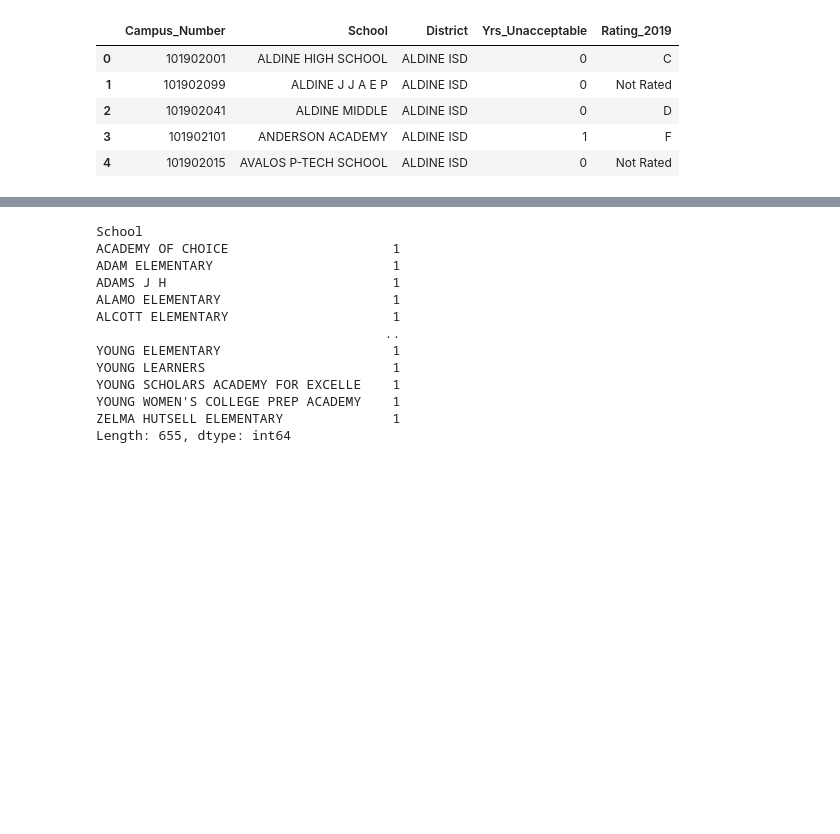
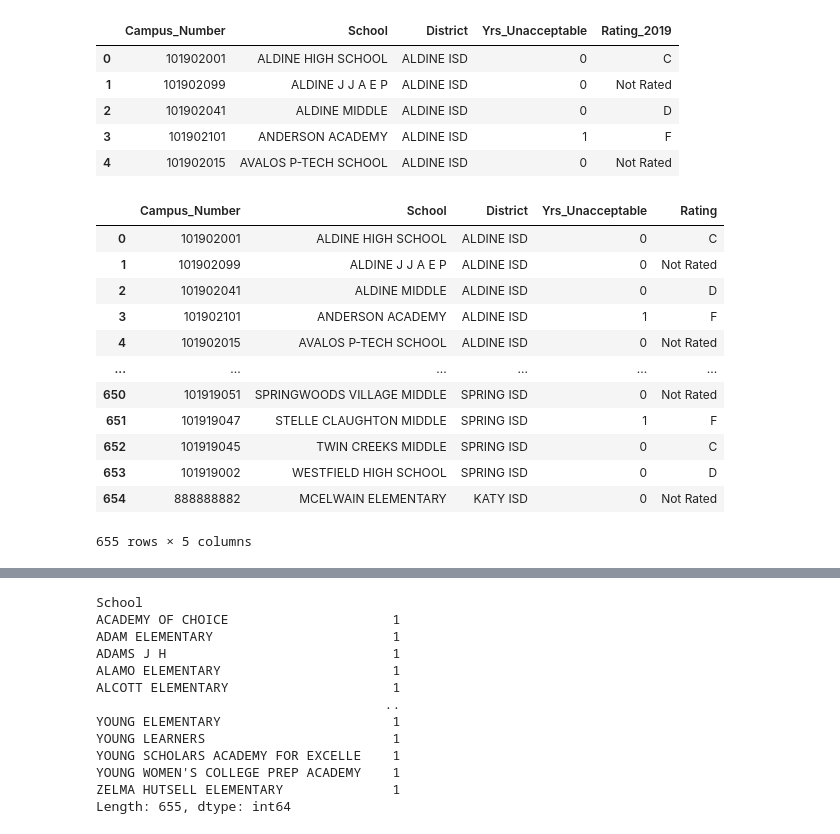
Before and after one commit to danawoodruff/ETL_Project, a Jupyter notebook: Master_file_v2-KM.ipynb, the cells around one changed output, grey strips where cells are left out. Saved outputs shown, nothing was run; the diff lists cells and outputs as text; code cells hidden in the pictures; blank space fills up the shorter version.

```diff
--- a/Master_file_v2-KM.ipynb
+++ b/Master_file_v2-KM.ipynb
@@ -178,3 +178,20 @@ school_rating_df.head()
 | 2 | 101902041 | ALDINE MIDDLE | ALDINE ISD | 0 | D |
 | 3 | 101902101 | ANDERSON ACADEMY | ALDINE ISD | 1 | F |
 | 4 | 101902015 | AVALOS P-TECH SCHOOL | ALDINE ISD | 0 | Not Rated |
+# %%
+a_school_rating_df= old_school_rating_df.rename(columns= {"Rating_2019": "Rating"})
+a_school_rating_df
+# %% [output]
+|  | Campus_Number | School | District | Yrs_Unacceptable | Rating |
+| 0 | 101902001 | ALDINE HIGH SCHOOL | ALDINE ISD | 0 | C |
+| 1 | 101902099 | ALDINE J J A E P | ALDINE ISD | 0 | Not Rated |
+| 2 | 101902041 | ALDINE MIDDLE | ALDINE ISD | 0 | D |
+| 3 | 101902101 | ANDERSON ACADEMY | ALDINE ISD | 1 | F |
+| 4 | 101902015 | AVALOS P-TECH SCHOOL | ALDINE ISD | 0 | Not Rated |
+| ... | ... | ... | ... | ... | ... |
+| 650 | 101919051 | SPRINGWOODS VILLAGE MIDDLE | SPRING ISD | 0 | Not Rated |
+| 651 | 101919047 | STELLE CLAUGHTON MIDDLE | SPRING ISD | 1 | F |
+| 652 | 101919045 | TWIN CREEKS MIDDLE | SPRING ISD | 0 | C |
+| 653 | 101919002 | WESTFIELD HIGH SCHOOL | SPRING ISD | 0 | D |
+| 654 | 888888882 | MCELWAIN ELEMENTARY | KATY ISD | 0 | Not Rated |
+655 rows × 5 columns
```
Also changed, not shown: parts of 8 cells of this notebook, 2 other files.
